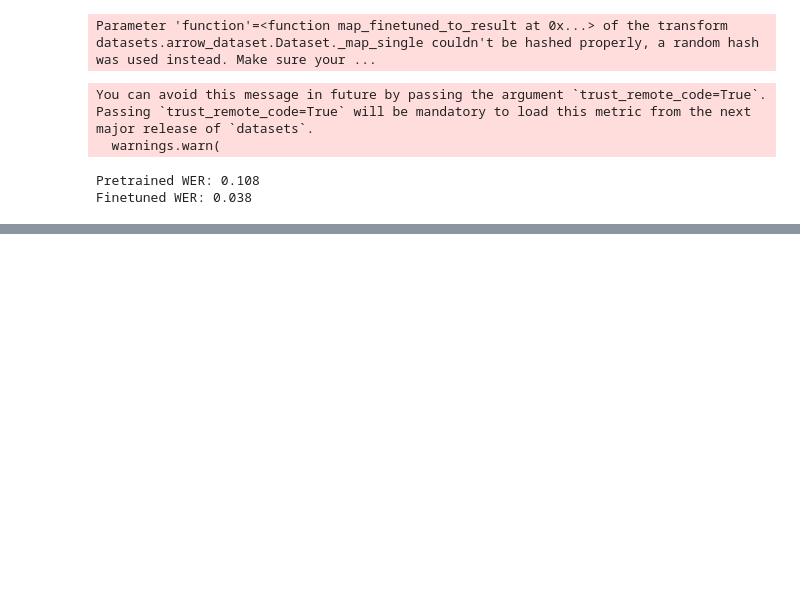
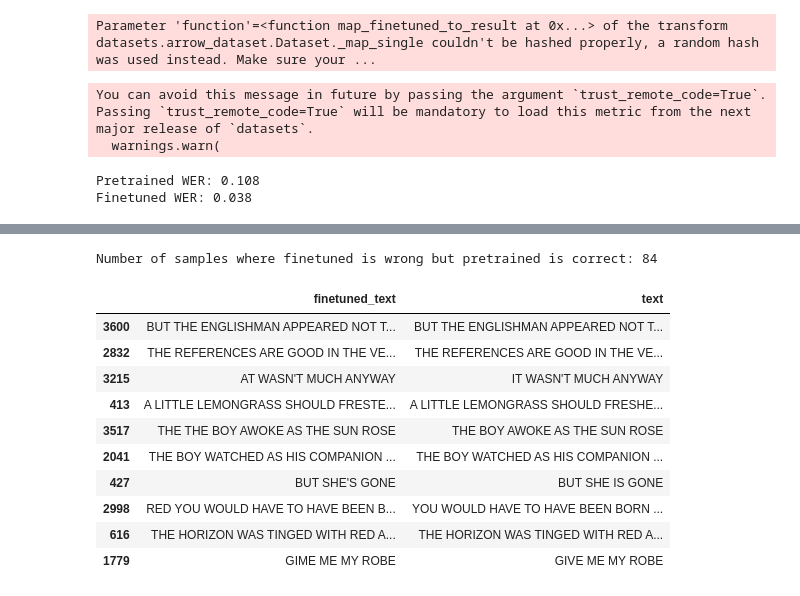
Before and after one commit to Nihczsche/htx_xdata_test, a Jupyter notebook: asr-train/cv-train-4.ipynb, the cells around one changed output, grey strips where cells are left out. Drawn from its saved outputs; the diff is of its cells as text; code cells hidden in the pictures; blank space fills up the shorter version.

```diff
--- a/asr-train/cv-train-4.ipynb
+++ b/asr-train/cv-train-4.ipynb
@@ -176,0 +201,18 @@ cv_dev_metadata.to_csv("cv-valid-dev.csv", index=False)
+# %%
+cv_finetuned_bad_df = cv_dev_results[(cv_dev_results["text"] != cv_dev_results["finetuned_text"]) & (cv_dev_results["text"] == cv_dev_results["pretrained_text"])]
+
+print("Number of samples where finetuned is wrong but pretrained is correct: {}".format(len(cv_finetuned_bad_df)))
+display(HTML(cv_finetuned_bad_df[["finetuned_text", "text"]].sample(10).to_html()))
+# %% [output]
+Number of samples where finetuned is wrong but pretrained is correct: 84
+|  | finetuned_text | text |
+| 3600 | BUT THE ENGLISHMAN APPEARED NOT T... | BUT THE ENGLISHMAN APPEARED NOT T... |
+| 2832 | THE REFERENCES ARE GOOD IN THE VE... | THE REFERENCES ARE GOOD IN THE VE... |
+| 3215 | AT WASN'T MUCH ANYWAY | IT WASN'T MUCH ANYWAY |
+| 413 | A LITTLE LEMONGRASS SHOULD FRESTE... | A LITTLE LEMONGRASS SHOULD FRESHE... |
+| 3517 | THE THE BOY AWOKE AS THE SUN ROSE | THE BOY AWOKE AS THE SUN ROSE |
+| 2041 | THE BOY WATCHED AS HIS COMPANION ... | THE BOY WATCHED AS HIS COMPANION ... |
+| 427 | BUT SHE'S GONE | BUT SHE IS GONE |
+| 2998 | RED YOU WOULD HAVE TO HAVE BEEN B... | YOU WOULD HAVE TO HAVE BEEN BORN ... |
+| 616 | THE HORIZON WAS TINGED WITH RED A... | THE HORIZON WAS TINGED WITH RED A... |
+| 1779 | GIME ME MY ROBE | GIVE ME MY ROBE |
```
Also changed, not shown: parts of 5 cells of this notebook, 8 other files.
